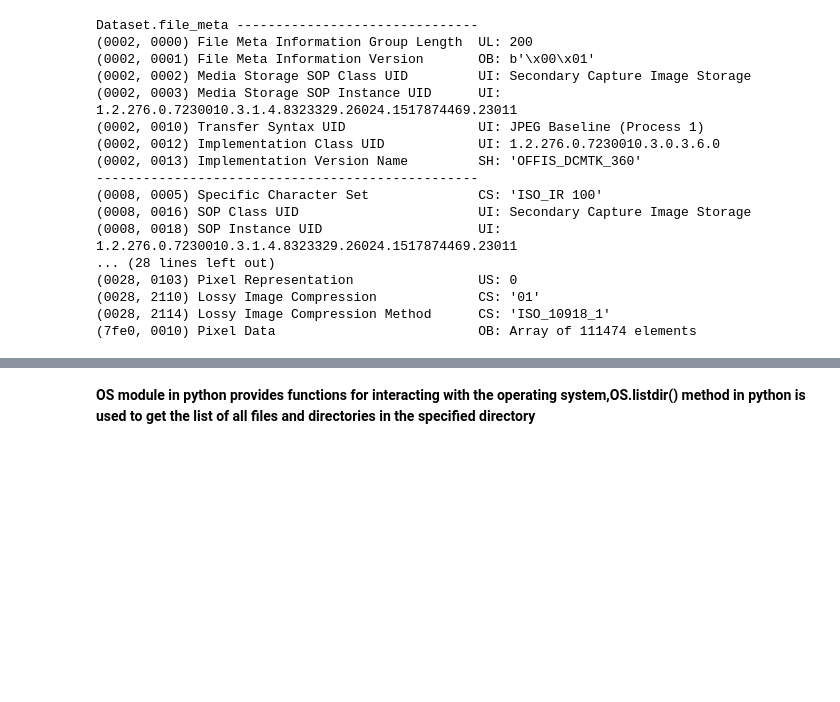
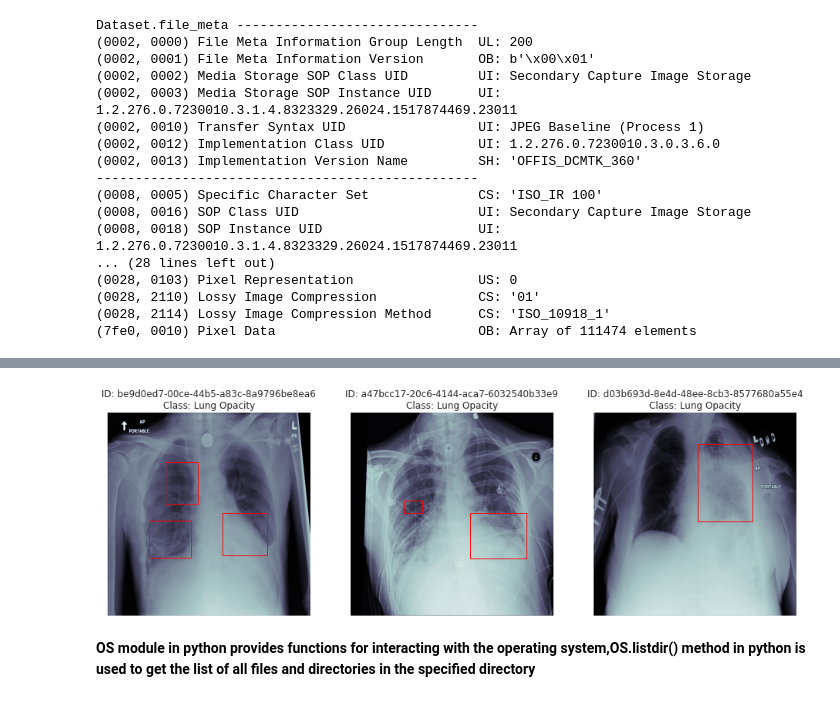
Before and after one commit to arvindhvasu/GL_Pneumonia_Detection, a Jupyter notebook: 09-june-2020.ipynb, the cells around one changed output, grey strips where cells are left out. Cells and saved outputs as stored; diff of their text form; code cells hidden in the pictures; blank space fills up the shorter version.

```diff
--- a/09-june-2020.ipynb
+++ b/09-june-2020.ipynb
@@ -469,3 +546,8 @@ Dataset.file_meta -------------------------------
+# %%
+Test_tar_df = df_Train_Class_labels[df_Train_Class_labels['Target']==1].sample(5)
+display_images_with_boxes(Test_tar_df)
+# %% [output]
+[figure, added]
 # %% [markdown]
 **OS module in python provides functions for interacting with the operating system,OS.listdir() method in python is used to get the list of all files and directories in the specified directory**
 # %%
```
Also changed, not shown: parts of 4 cells of this notebook.
